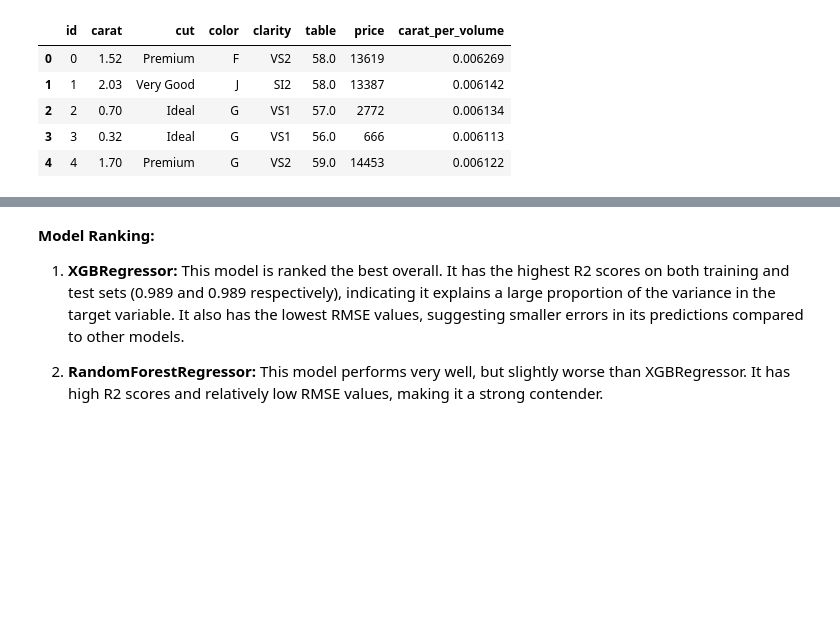
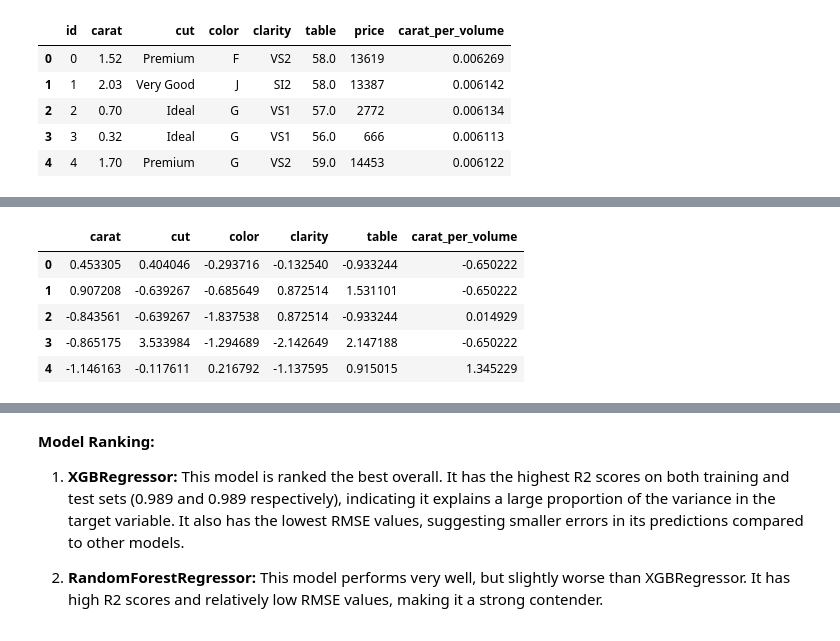
Before and after one commit to rizkykesuma/portfolio, a Jupyter notebook: Diamond Study Case/eda dsf day 3 edited.ipynb, the cells around one changed output, grey strips where cells are left out. Saved outputs shown, nothing was run; the diff lists cells and outputs as text; code cells hidden in the pictures; blank space fills up the shorter version.

```diff
--- a/Diamond Study Case/eda dsf day 3 edited.ipynb
+++ b/Diamond Study Case/eda dsf day 3 edited.ipynb
@@ -670,3 +679,12 @@ X_test = pd.DataFrame(processor.transform(X_test),columns=X.columns)
+# %%
+X_test.head()
+# %% [output]
+|  | carat | cut | color | clarity | table | carat_per_volume |
+| 0 | 0.453305 | 0.404046 | -0.293716 | -0.132540 | -0.933244 | -0.650222 |
+| 1 | 0.907208 | -0.639267 | -0.685649 | 0.872514 | 1.531101 | -0.650222 |
+| 2 | -0.843561 | -0.639267 | -1.837538 | 0.872514 | -0.933244 | 0.014929 |
+| 3 | -0.865175 | 3.533984 | -1.294689 | -2.142649 | 2.147188 | -0.650222 |
+| 4 | -1.146163 | -0.117611 | 0.216792 | -1.137595 | 0.915015 | 1.345229 |
 # %%
 def evaluation(models:Dict[str,object],X_train:pd.DataFrame,X_test:pd.DataFrame,y_train:pd.Series,y_test:pd.Series) -> pd.DataFrame:
     results = []
```
Also changed, not shown: parts of 11 cells of this notebook.
